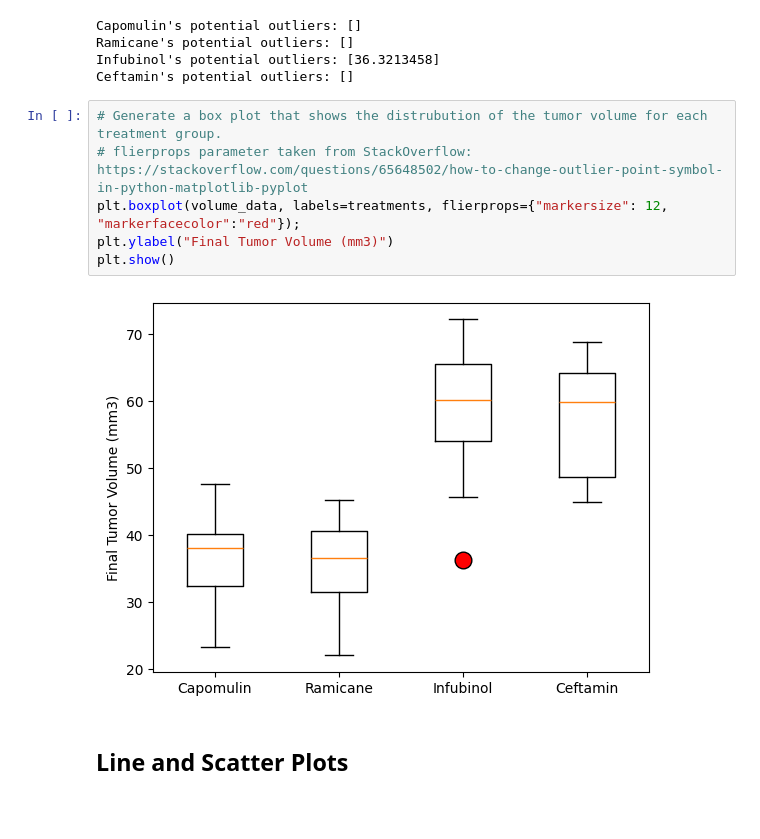
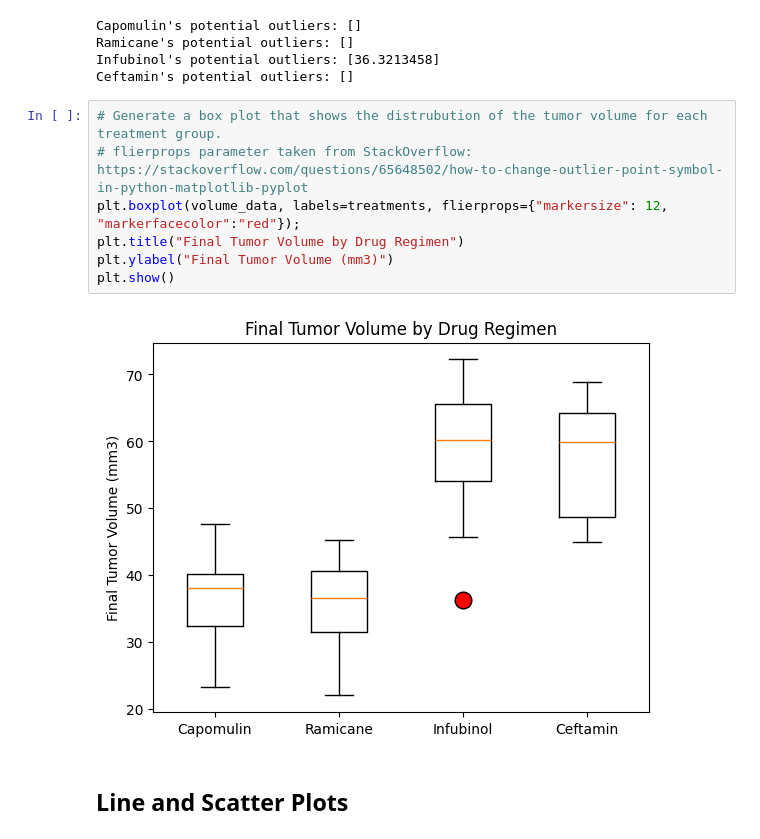
Before and after one commit to mdg1317/matplotlib-challenge, a Jupyter notebook: pymaceuticals_starter.ipynb, the cells around one changed output. Drawn from its saved outputs; the diff is of its cells as text; blank space fills up the shorter version.

```diff
--- a/pymaceuticals_starter.ipynb
+++ b/pymaceuticals_starter.ipynb
@@ -189,11 +191,12 @@ Ceftamin's potential outliers: []
 # %%
 # Generate a box plot that shows the distrubution of the tumor volume for each treatment group.
 # flierprops parameter taken from StackOverflow: https://stackoverflow.com/questions/65648502/how-to-change-outlier-point-symbol-in-python-matplotlib-pyplot
 plt.boxplot(volume_data, labels=treatments, flierprops={"markersize": 12, "markerfacecolor":"red"});
+plt.title("Final Tumor Volume by Drug Regimen")
 plt.ylabel("Final Tumor Volume (mm3)")
 plt.show()
 # %% [output]
-[figure, old version]
+[figure, new version]
 # %% [markdown]
 ## Line and Scatter Plots
 # %%
```
Also changed, not shown: parts of 6 cells of this notebook.
